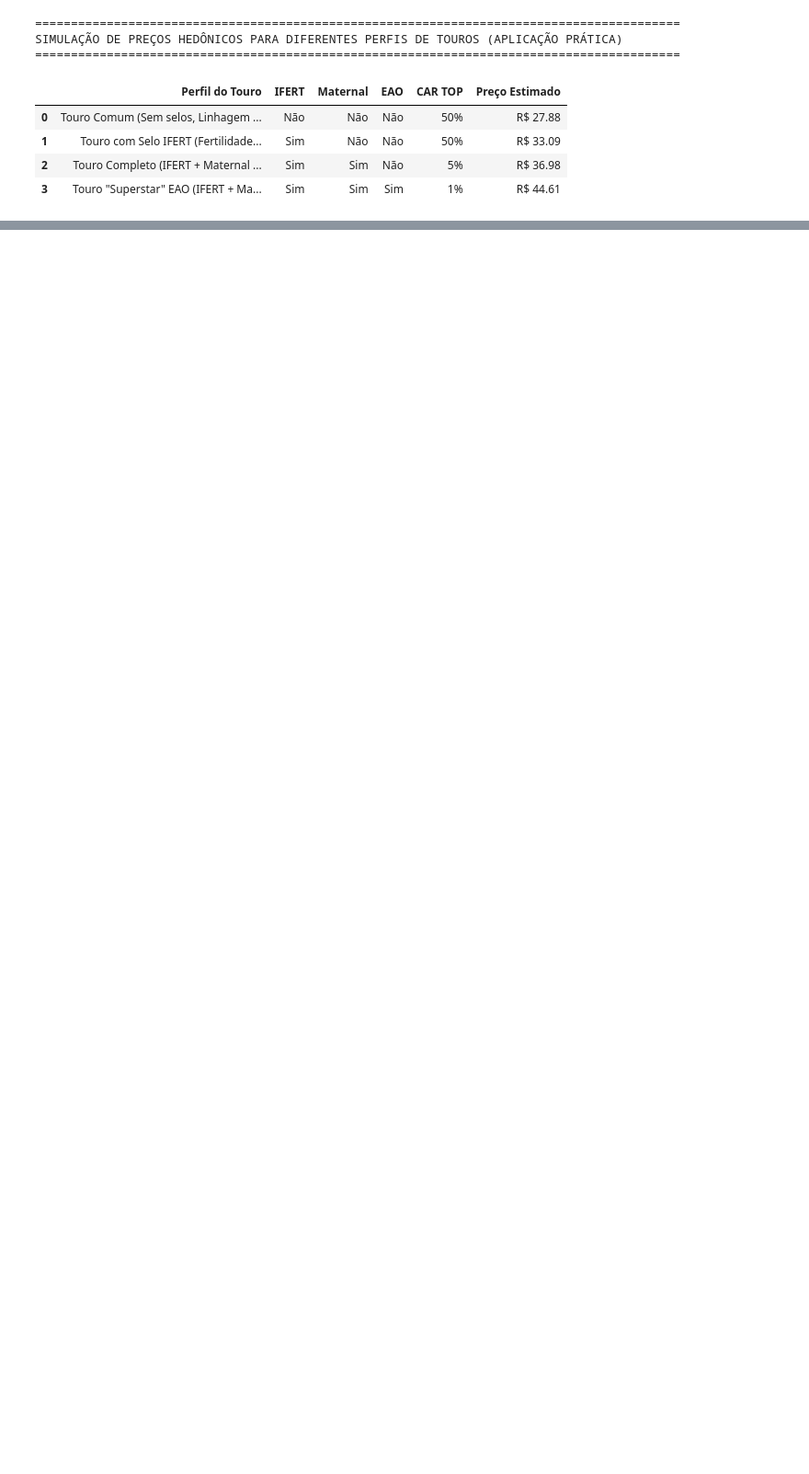
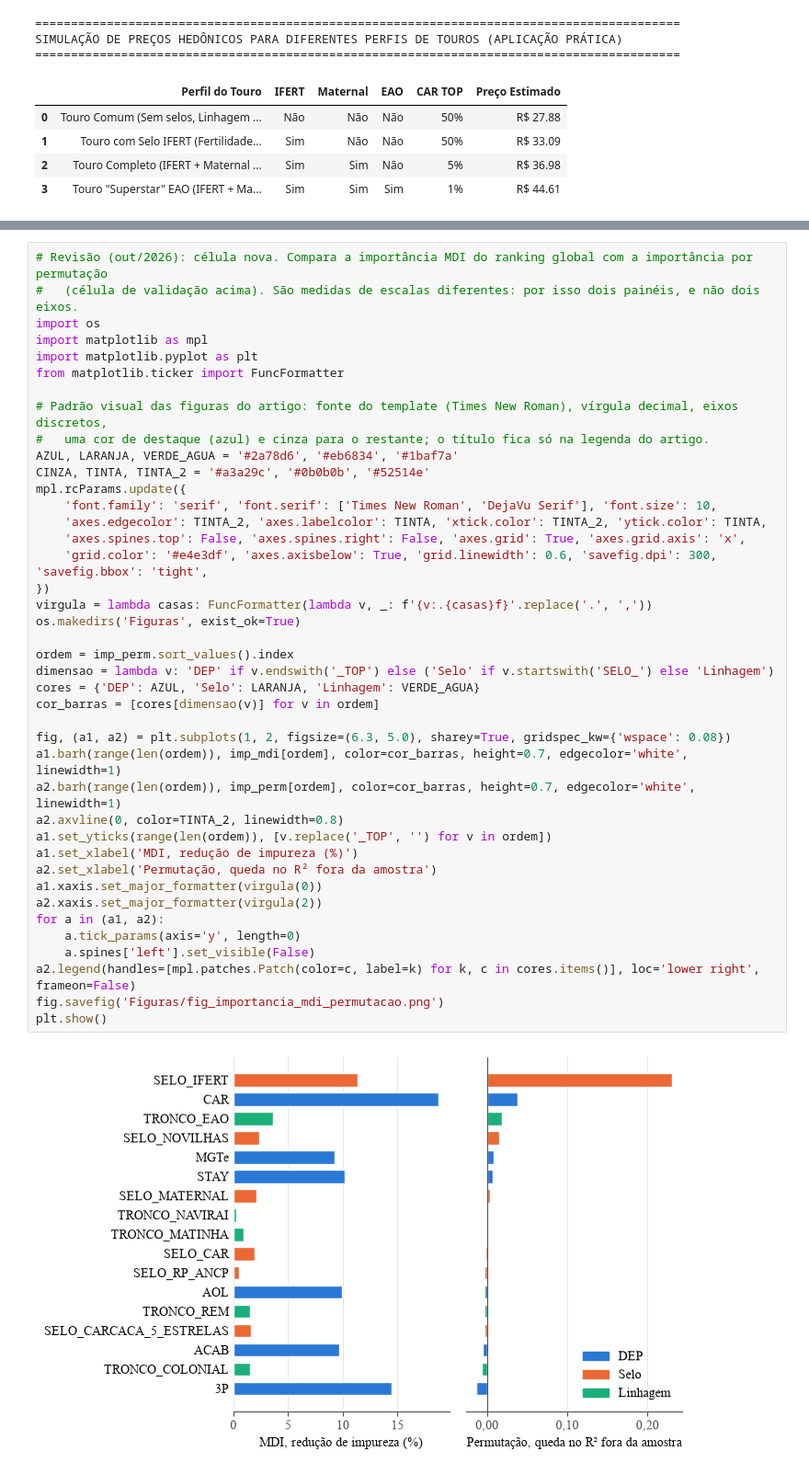
Before and after one commit to Sandro-IFTM/Rafael_Proj04, a Jupyter notebook: 13_multivariada_total.ipynb, the cells around one changed output, grey strips where cells are left out. Shown at 92% size. Drawn from its saved outputs; the diff is of its cells as text; blank space fills up the shorter version.

```diff
--- a/13_multivariada_total.ipynb
+++ b/13_multivariada_total.ipynb
@@ -654,0 +718,43 @@ SIMULAÇÃO DE PREÇOS HEDÔNICOS PARA DIFERENTES PERFIS DE TOUROS (APLICAÇÃO
+# %%
+# Revisão (out/2026): célula nova. Compara a importância MDI do ranking global com a importância por permutação
+#   (célula de validação acima). São medidas de escalas diferentes: por isso dois painéis, e não dois eixos.
+import os
+import matplotlib as mpl
+import matplotlib.pyplot as plt
+from matplotlib.ticker import FuncFormatter
+
+# Padrão visual das figuras do artigo: fonte do template (Times New Roman), vírgula decimal, eixos discretos,
+#   uma cor de destaque (azul) e cinza para o restante; o título fica só na legenda do artigo.
+AZUL, LARANJA, VERDE_AGUA = '#2a78d6', '#eb6834', '#1baf7a'
+CINZA, TINTA, TINTA_2 = '#a3a29c', '#0b0b0b', '#52514e'
+mpl.rcParams.update({
+    'font.family': 'serif', 'font.serif': ['Times New Roman', 'DejaVu Serif'], 'font.size': 10,
+    'axes.edgecolor': TINTA_2, 'axes.labelcolor': TINTA, 'xtick.color': TINTA_2, 'ytick.color': TINTA,
+    'axes.spines.top': False, 'axes.spines.right': False, 'axes.grid': True, 'axes.grid.axis': 'x',
+    'grid.color': '#e4e3df', 'axes.axisbelow': True, 'grid.linewidth': 0.6, 'savefig.dpi': 300, 'savefig.bbox': 'tight',
+})
+virgula = lambda casas: FuncFormatter(lambda v, _: f'{v:.{casas}f}'.replace('.', ','))
+os.makedirs('Figuras', exist_ok=True)
+
+ordem = imp_perm.sort_values().index
+dimensao = lambda v: 'DEP' if v.endswith('_TOP') else ('Selo' if v.startswith('SELO_') else 'Linhagem')
+cores = {'DEP': AZUL, 'Selo': LARANJA, 'Linhagem': VERDE_AGUA}
+cor_barras = [cores[dimensao(v)] for v in ordem]
+
+fig, (a1, a2) = plt.subplots(1, 2, figsize=(6.3, 5.0), sharey=True, gridspec_kw={'wspace': 0.08})
+a1.barh(range(len(ordem)), imp_mdi[ordem], color=cor_barras, height=0.7, edgecolor='white', linewidth=1)
+a2.barh(range(len(ordem)), imp_perm[ordem], color=cor_barras, height=0.7, edgecolor='white', linewidth=1)
+a2.axvline(0, color=TINTA_2, linewidth=0.8)
+a1.set_yticks(range(len(ordem)), [v.replace('_TOP', '') for v in ordem])
+a1.set_xlabel('MDI, redução de impureza (%)')
+a2.set_xlabel('Permutação, queda no R² fora da amostra')
+a1.xaxis.set_major_formatter(virgula(0))
+a2.xaxis.set_major_formatter(virgula(2))
+for a in (a1, a2):
+    a.tick_params(axis='y', length=0)
+    a.spines['left'].set_visible(False)
+a2.legend(handles=[mpl.patches.Patch(color=c, label=k) for k, c in cores.items()], loc='lower right', frameon=False)
+fig.savefig('Figuras/fig_importancia_mdi_permutacao.png')
+plt.show()
+# %% [output]
+[figure, added]
```
Also changed, not shown: parts of 3 cells of this notebook, 4 other files.
